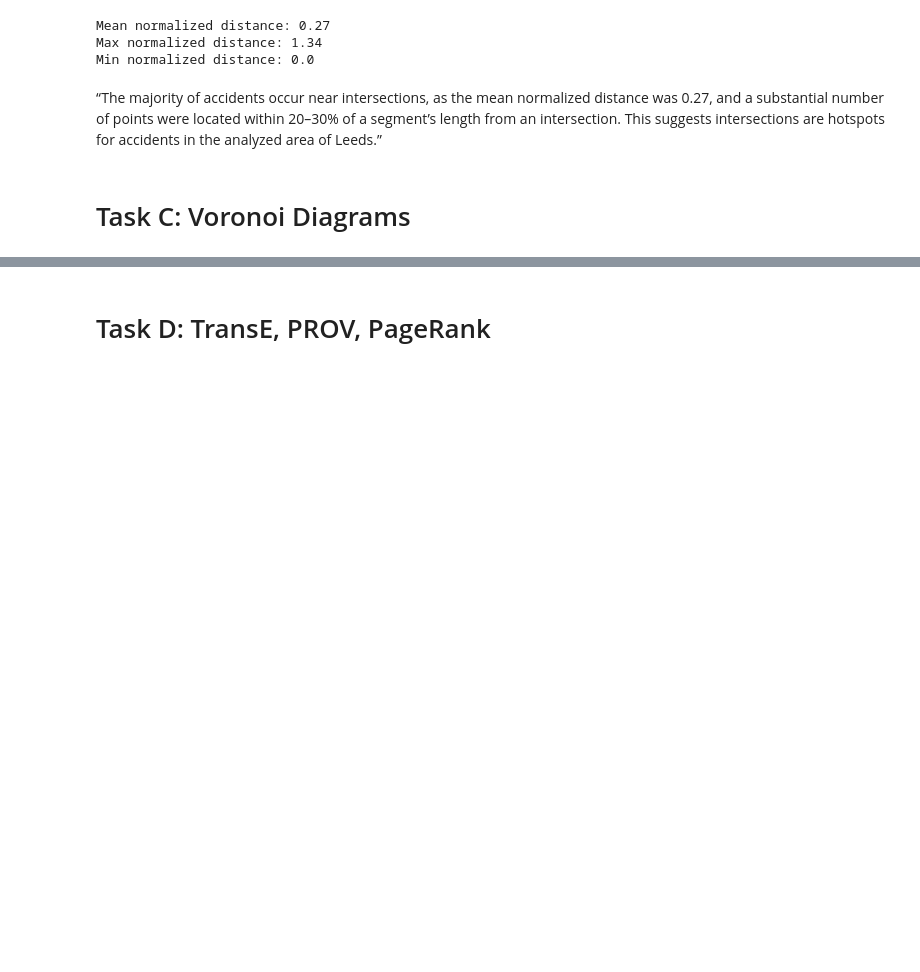
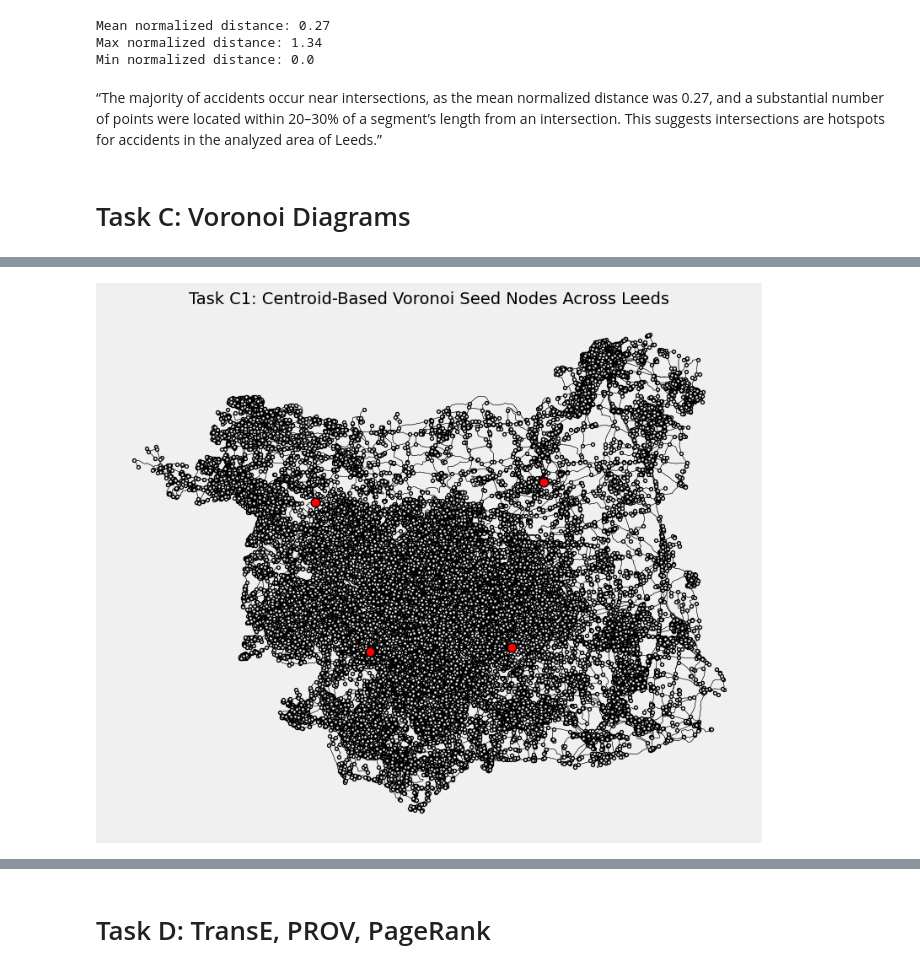
Before and after one commit to ammararfan2-lab/7CUSMNDA-2025-Coursework, a Jupyter notebook: notebooks/Part2.ipynb, the cells around one changed output, grey strips where cells are left out. Drawn from its saved outputs; the diff is of its cells as text; code cells hidden in the pictures; blank space fills up the shorter version.

```diff
--- a/notebooks/Part2.ipynb
+++ b/notebooks/Part2.ipynb
@@ -471,0 +517,49 @@ Min normalized distance: 0.0
+# %%
+# Step 2: Convert to GeoDataFrames (required for quadrant split)
+nodes_gdf, edges_gdf = ox.graph_to_gdfs(leeds_graph_proj)
+
+# Step 3: Find center of bounding box to define quadrants
+xmin, ymin, xmax, ymax = nodes_gdf.total_bounds
+x_center = (xmin + xmax) / 2
+y_center = (ymin + ymax) / 2
+
+# Step 4: Divide nodes into four quadrants
+quadrants = {
+    'top_left': nodes_gdf[(nodes_gdf.x < x_center) & (nodes_gdf.y > y_center)],
+    'top_right': nodes_gdf[(nodes_gdf.x >= x_center) & (nodes_gdf.y > y_center)],
+    'bottom_left': nodes_gdf[(nodes_gdf.x < x_center) & (nodes_gdf.y <= y_center)],
+    'bottom_right': nodes_gdf[(nodes_gdf.x >= x_center) & (nodes_gdf.y <= y_center)],
+}
+
+# Step 5: Select the node closest to the centroid of each quadrant
+selected_seed_nodes = []
+seed_coords = []
+
+for quadrant_name, quadrant_nodes in quadrants.items():
+    if not quadrant_nodes.empty:
+        # Compute the geometric centroid of all nodes in this quadrant
+        centroid = quadrant_nodes.unary_union.centroid
+
+        # Find the node closest to the centroid
+        distances = quadrant_nodes.geometry.distance(centroid)
+        closest_node_id = distances.idxmin()
+
+        selected_seed_nodes.append(closest_node_id)
+        seed_coords.append(quadrant_nodes.loc[closest_node_id].geometry)
+
+# Step 6: Plot the network and seed nodes
+fig, ax = plt.subplots(figsize=(8, 8))
+fig.patch.set_facecolor('#f0f0f0')
+edges_gdf.plot(ax=ax, color='black', linewidth=0.3, zorder=0)
+nodes_gdf.plot(ax=ax, color='white', edgecolor='black', markersize=8, zorder=1)
+
+# Plot seed nodes as red circles
+for pt in seed_coords:
+    ax.scatter(pt.x, pt.y, s=60, color='red', edgecolors='black', zorder=2)
+
+plt.title("Task C1: Centroid-Based Voronoi Seed Nodes Across Leeds", fontsize=14)
+plt.axis("off")
+plt.tight_layout()
+plt.show()
+# %% [output]
+[figure, added]
```
Also changed, not shown: parts of 18 cells of this notebook.
